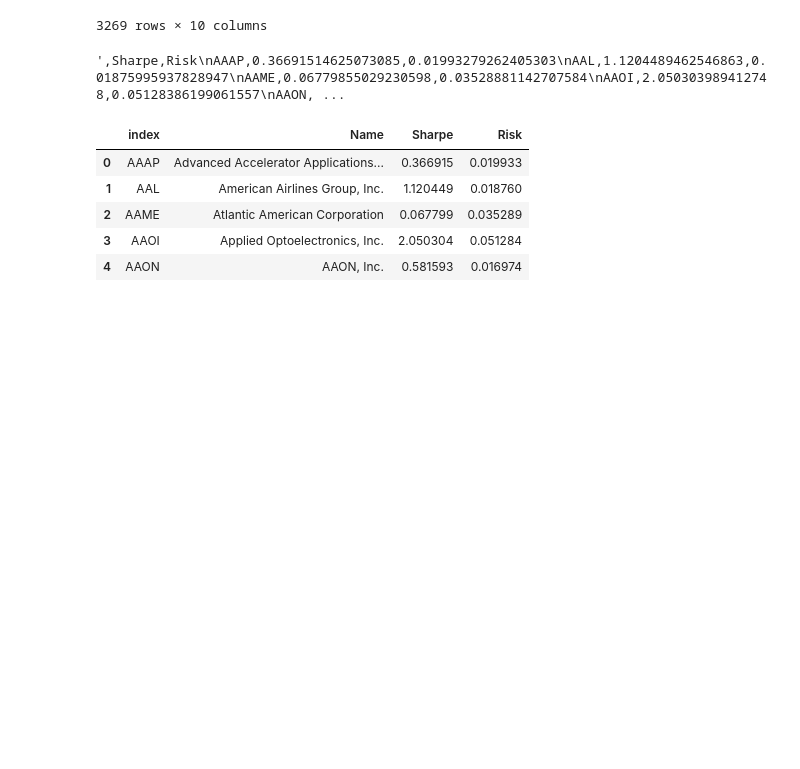
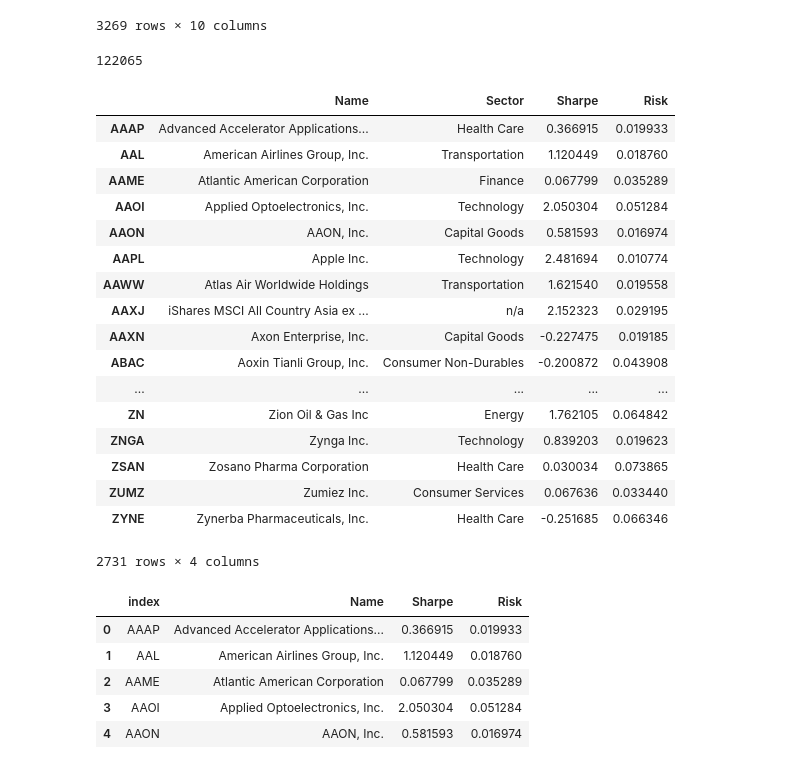
Before and after one commit to cathyphamle/riskanalyzer, a Jupyter notebook: project/data/BRJsonTable.ipynb, the cells around one changed output. Drawn from its saved outputs; the diff is of its cells as text; code cells hidden in the pictures; blank space fills up the shorter version.

Commit message:
sector data

```diff
--- a/project/data/BRJsonTable.ipynb
+++ b/project/data/BRJsonTable.ipynb
@@ -116,14 +116,35 @@ validtick = pd.DataFrame(validtickers)
 validtick = validtick.transpose()
 validtick = validtick.rename(columns={0: 'Sharpe', 1: 'Risk'})
 validtickcsv = validtick.to_csv()
-validtickcsv
+f = open('blackrockcsv2.csv', 'w')
+f.write(validtickcsv)
 # %% [output]
-',Sharpe,Risk\nAAAP,0.36691514625073085,0.01993279262405303\nAAL,1.1204489462546863,0.01875995937828947\nAAME,0.06779855029230598,0.03528881142707584\nAAOI,2.050303989412748,0.05128386199061557\nAAON, ...
+122065
 # %%
 tickindex = companydf.copy()
 tickindex = tickindex.set_index('Symbol')
 validcompany = validtick.join(tickindex)
-validcompany = validcompany.loc[:,['Name','Sharpe','Risk']]
+validcompany = validcompany.loc[:,['Name','Sector','Sharpe','Risk']]
+validcompanycsv = validtick.to
+# %% [output]
+|  | Name | Sector | Sharpe | Risk |
+| AAAP | Advanced Accelerator Applications... | Health Care | 0.366915 | 0.019933 |
+| AAL | American Airlines Group, Inc. | Transportation | 1.120449 | 0.018760 |
+| AAME | Atlantic American Corporation | Finance | 0.067799 | 0.035289 |
+| AAOI | Applied Optoelectronics, Inc. | Technology | 2.050304 | 0.051284 |
+| AAON | AAON, Inc. | Capital Goods | 0.581593 | 0.016974 |
+| AAPL | Apple Inc. | Technology | 2.481694 | 0.010774 |
+| AAWW | Atlas Air Worldwide Holdings | Transportation | 1.621540 | 0.019558 |
+| AAXJ | iShares MSCI All Country Asia ex ... | n/a | 2.152323 | 0.029195 |
+| AAXN | Axon Enterprise, Inc. | Capital Goods | -0.227475 | 0.019185 |
+| ABAC | Aoxin Tianli Group, Inc. | Consumer Non-Durables | -0.200872 | 0.043908 |
+| ... | ... | ... | ... | ... |
+| ZN | Zion Oil & Gas Inc | Energy | 1.762105 | 0.064842 |
+| ZNGA | Zynga Inc. | Technology | 0.839203 | 0.019623 |
+| ZSAN | Zosano Pharma Corporation | Health Care | 0.030034 | 0.073865 |
+| ZUMZ | Zumiez Inc. | Consumer Services | 0.067636 | 0.033440 |
+| ZYNE | Zynerba Pharmaceuticals, Inc. | Health Care | -0.251685 | 0.066346 |
+2731 rows × 4 columns
 # %%
 from sqlite3 import dbapi2 as sqlite
 e = create_engine('sqlite+pysqlite:////Users/Cathy/blackrock.db', module=sqlite)
```
Also changed, not shown: parts of 1 cell of this notebook.
